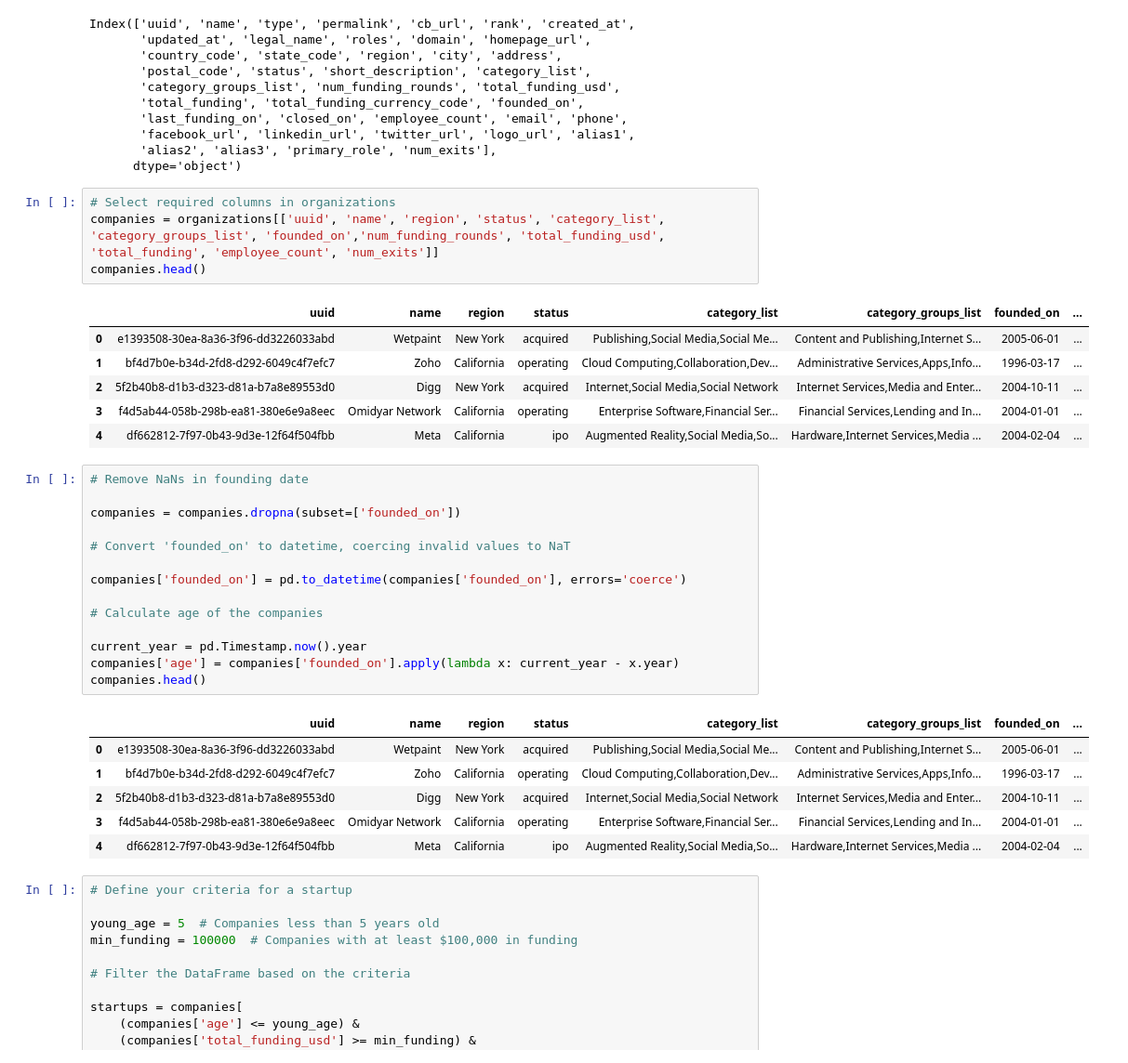
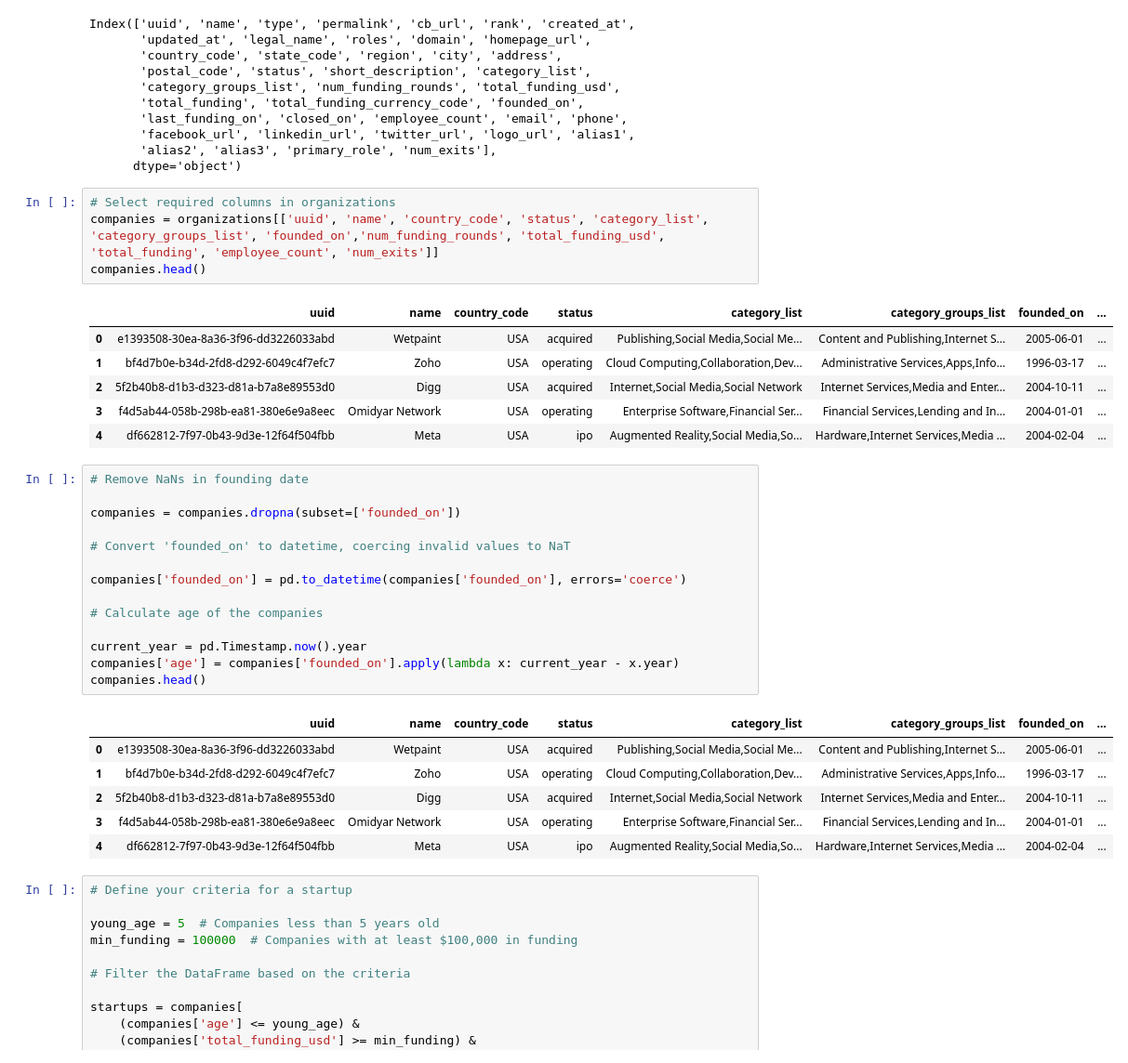
Before and after one commit to palinax/Employee-attrition-determinants-logit-model, a Jupyter notebook: Startups data cleanup.ipynb, the cells around one changed output. Shown: that part at 93% size. Cells and saved outputs as stored; diff of their text form.

```diff
--- a/Startups data cleanup.ipynb
+++ b/Startups data cleanup.ipynb
@@ -30,15 +30,15 @@ Index(['uuid', 'name', 'type', 'permalink', 'cb_url', 'rank', 'created_at',
       dtype='object')
 # %%
 # Select required columns in organizations
-companies = organizations[['uuid', 'name', 'region', 'status', 'category_list', 'category_groups_list', 'founded_on','num_funding_rounds', 'total_funding_usd', 'total_funding', 'employee_count', 'num_exits']]
+companies = organizations[['uuid', 'name', 'country_code', 'status', 'category_list', 'category_groups_list', 'founded_on','num_funding_rounds', 'total_funding_usd', 'total_funding', 'employee_count', 'num_exits']]
 companies.head()
 # %% [output]
-|  | uuid | name | region | status | category_list | category_groups_list | founded_on | ... |
-| 0 | e1393508-30ea-8a36-3f96-dd3226033abd | Wetpaint | New York | acquired | Publishing,Social Media,Social Me... | Content and Publishing,Internet S... | 2005-06-01 | ... |
-| 1 | bf4d7b0e-b34d-2fd8-d292-6049c4f7efc7 | Zoho | California | operating | Cloud Computing,Collaboration,Dev... | Administrative Services,Apps,Info... | 1996-03-17 | ... |
-| 2 | 5f2b40b8-d1b3-d323-d81a-b7a8e89553d0 | Digg | New York | acquired | Internet,Social Media,Social Network | Internet Services,Media and Enter... | 2004-10-11 | ... |
-| 3 | f4d5ab44-058b-298b-ea81-380e6e9a8eec | Omidyar Network | California | operating | Enterprise Software,Financial Ser... | Financial Services,Lending and In... | 2004-01-01 | ... |
-| 4 | df662812-7f97-0b43-9d3e-12f64f504fbb | Meta | California | ipo | Augmented Reality,Social Media,So... | Hardware,Internet Services,Media ... | 2004-02-04 | ... |
+|  | uuid | name | country_code | status | category_list | category_groups_list | founded_on | ... |
+| 0 | e1393508-30ea-8a36-3f96-dd3226033abd | Wetpaint | USA | acquired | Publishing,Social Media,Social Me... | Content and Publishing,Internet S... | 2005-06-01 | ... |
+| 1 | bf4d7b0e-b34d-2fd8-d292-6049c4f7efc7 | Zoho | USA | operating | Cloud Computing,Collaboration,Dev... | Administrative Services,Apps,Info... | 1996-03-17 | ... |
+| 2 | 5f2b40b8-d1b3-d323-d81a-b7a8e89553d0 | Digg | USA | acquired | Internet,Social Media,Social Network | Internet Services,Media and Enter... | 2004-10-11 | ... |
+| 3 | f4d5ab44-058b-298b-ea81-380e6e9a8eec | Omidyar Network | USA | operating | Enterprise Software,Financial Ser... | Financial Services,Lending and In... | 2004-01-01 | ... |
+| 4 | df662812-7f97-0b43-9d3e-12f64f504fbb | Meta | USA | ipo | Augmented Reality,Social Media,So... | Hardware,Internet Services,Media ... | 2004-02-04 | ... |
 # %%
 # Remove NaNs in founding date
 
@@ -54,12 +54,12 @@ current_year = pd.Timestamp.now().year
 companies['age'] = companies['founded_on'].apply(lambda x: current_year - x.year)
 companies.head()
 # %% [output]
-|  | uuid | name | region | status | category_list | category_groups_list | founded_on | ... |
-| 0 | e1393508-30ea-8a36-3f96-dd3226033abd | Wetpaint | New York | acquired | Publishing,Social Media,Social Me... | Content and Publishing,Internet S... | 2005-06-01 | ... |
-| 1 | bf4d7b0e-b34d-2fd8-d292-6049c4f7efc7 | Zoho | California | operating | Cloud Computing,Collaboration,Dev... | Administrative Services,Apps,Info... | 1996-03-17 | ... |
-| 2 | 5f2b40b8-d1b3-d323-d81a-b7a8e89553d0 | Digg | New York | acquired | Internet,Social Media,Social Network | Internet Services,Media and Enter... | 2004-10-11 | ... |
-| 3 | f4d5ab44-058b-298b-ea81-380e6e9a8eec | Omidyar Network | California | operating | Enterprise Software,Financial Ser... | Financial Services,Lending and In... | 2004-01-01 | ... |
-| 4 | df662812-7f97-0b43-9d3e-12f64f504fbb | Meta | California | ipo | Augmented Reality,Social Media,So... | Hardware,Internet Services,Media ... | 2004-02-04 | ... |
+|  | uuid | name | country_code | status | category_list | category_groups_list | founded_on | ... |
+| 0 | e1393508-30ea-8a36-3f96-dd3226033abd | Wetpaint | USA | acquired | Publishing,Social Media,Social Me... | Content and Publishing,Internet S... | 2005-06-01 | ... |
+| 1 | bf4d7b0e-b34d-2fd8-d292-6049c4f7efc7 | Zoho | USA | operating | Cloud Computing,Collaboration,Dev... | Administrative Services,Apps,Info... | 1996-03-17 | ... |
+| 2 | 5f2b40b8-d1b3-d323-d81a-b7a8e89553d0 | Digg | USA | acquired | Internet,Social Media,Social Network | Internet Services,Media and Enter... | 2004-10-11 | ... |
+| 3 | f4d5ab44-058b-298b-ea81-380e6e9a8eec | Omidyar Network | USA | operating | Enterprise Software,Financial Ser... | Financial Services,Lending and In... | 2004-01-01 | ... |
+| 4 | df662812-7f97-0b43-9d3e-12f64f504fbb | Meta | USA | ipo | Augmented Reality,Social Media,So... | Hardware,Internet Services,Media ... | 2004-02-04 | ... |
 # %%
 # Define your criteria for a startup
 
```
Also changed, not shown: parts of 13 cells of this notebook.
